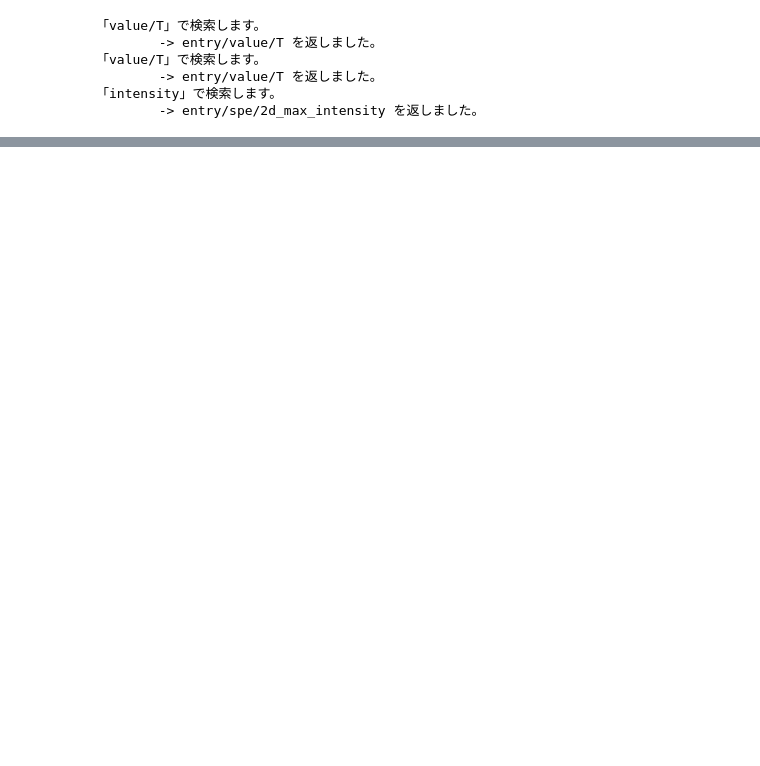
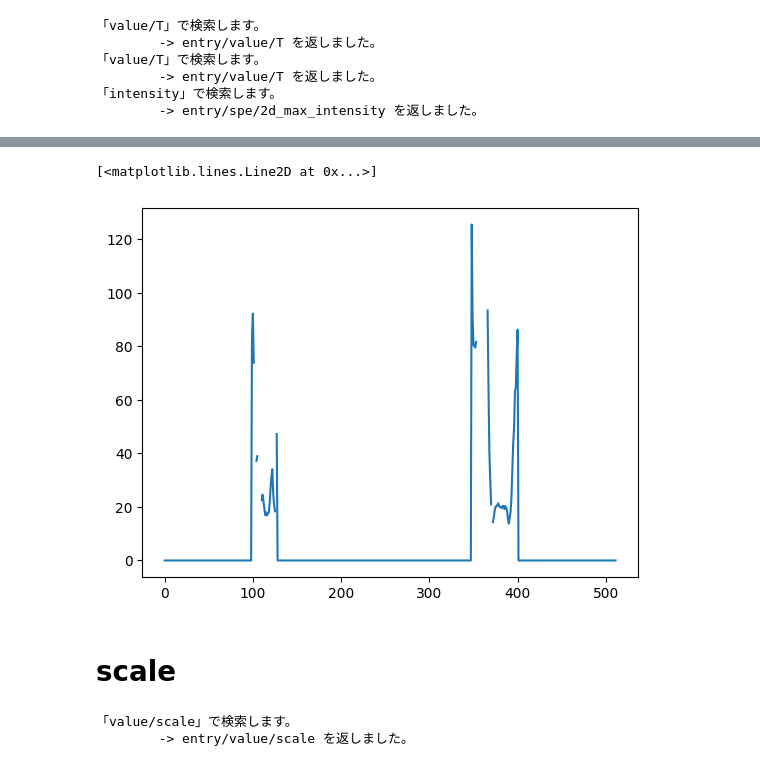
Before and after one commit to ishizawa2468/PlanckThermoEmulator, a Jupyter notebook: notebook/investigate_planck_fit_result.ipynb, the cells around one changed output, grey strips where cells are left out. Saved outputs shown, nothing was run; the diff lists cells and outputs as text; code cells hidden in the pictures; blank space fills up the shorter version.

```diff
--- a/notebook/investigate_planck_fit_result.ipynb
+++ b/notebook/investigate_planck_fit_result.ipynb
@@ -88,0 +106,12 @@ plt.grid(True)
+# %%
+plt.plot(separate_error[700])
+# %% [output]
+[<matplotlib.lines.Line2D at 0x...>]
+[figure, added]
+# %% [markdown]
+# scale
+# %%
+separate_scale = separate.find_by('value/scale')
+# %% [output]
+「value/scale」で検索します。
+        -> entry/value/scale を返しました。
```
Also changed, not shown: parts of 14 cells of this notebook, 5 other files.
